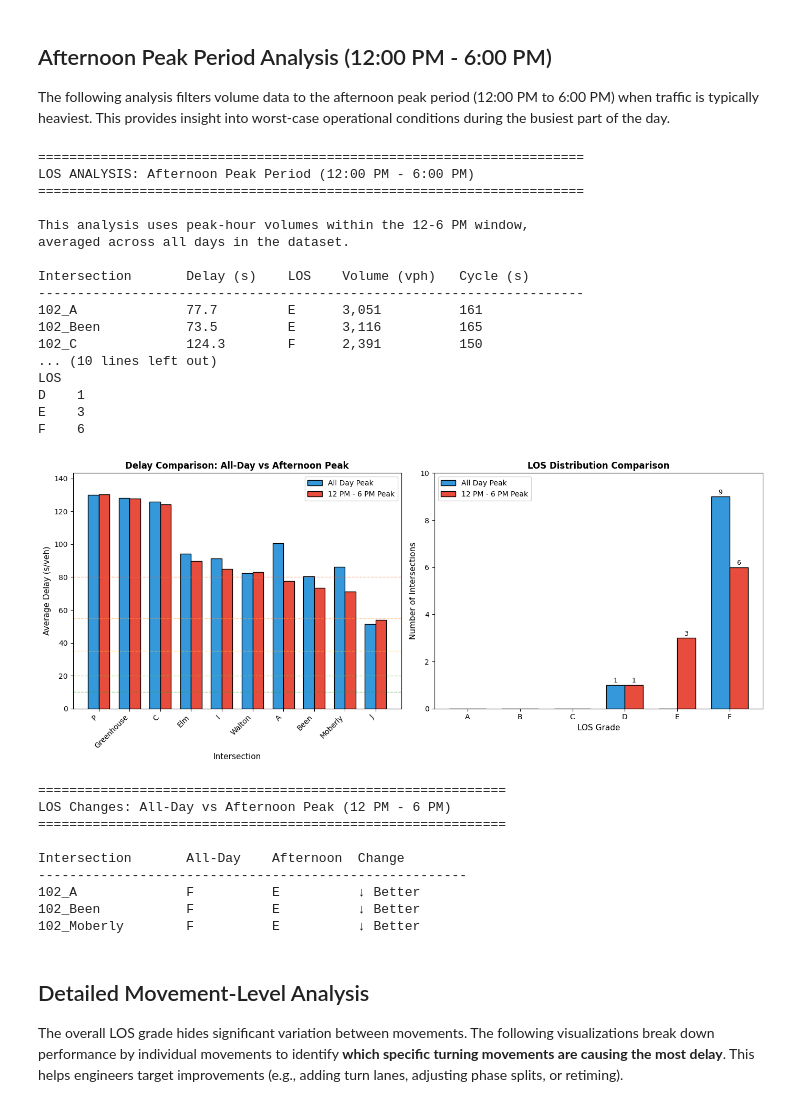
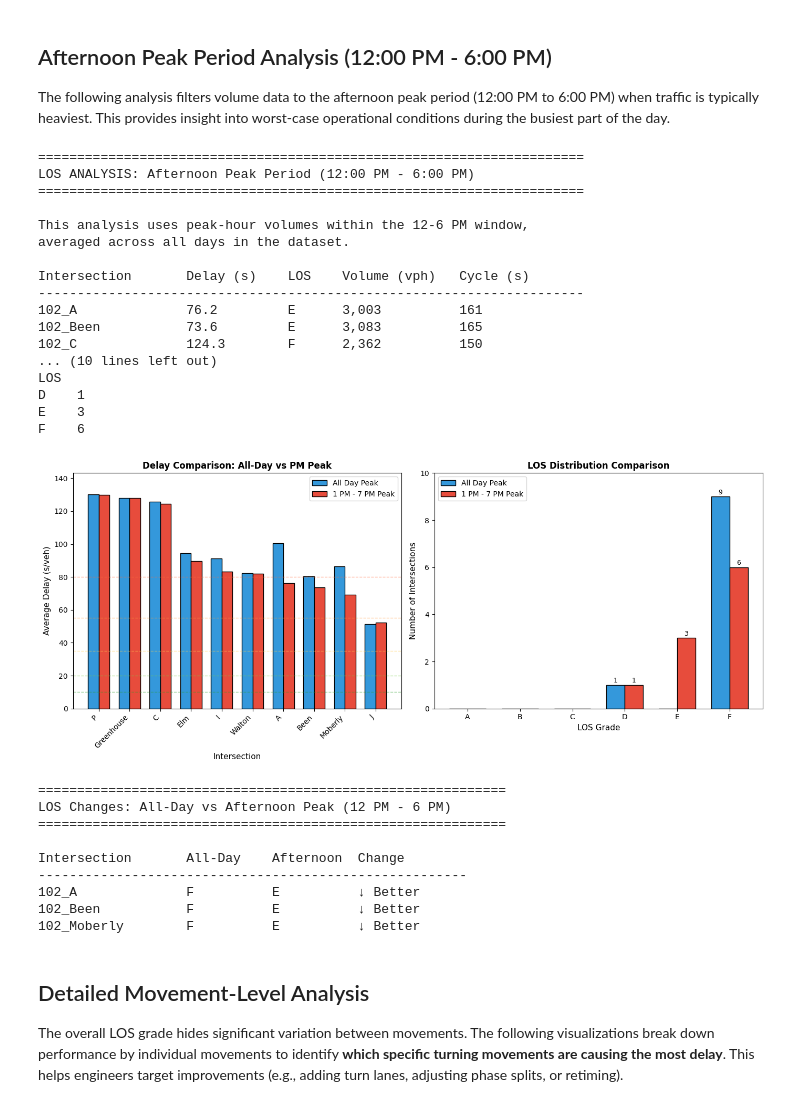
Before and after one commit to Brettberry07/COB-Traffic-Project, a Jupyter notebook: LOS_analysis.ipynb, the cells around one changed output. Cells and saved outputs as stored; diff of their text form; code cells hidden in the pictures.

```diff
--- a/LOS_analysis.ipynb
+++ b/LOS_analysis.ipynb
@@ -1545,10 +1545,10 @@ def compute_los_for_time_period(
     return {"intersections": results, "time_period": f"{start_hour}:00-{end_hour}:00"}
 
 
-# Compute LOS for 12 PM - 6 PM period
+# Compute LOS for 1 PM - 7 PM period
 afternoon_results = compute_los_for_time_period(
     PHASE_DIR, VOLUME_DIR,
-    start_hour=12, end_hour=18
+    start_hour=13, end_hour=19
 )
 
 # Convert to DataFrame for comparison
@@ -1596,9 +1596,9 @@ averaged across all days in the dataset.
 
 Intersection       Delay (s)    LOS    Volume (vph)   Cycle (s)
 ----------------------------------------------------------------------
-102_A              77.7         E      3,051          161
-102_Been           73.5         E      3,116          165
-102_C              124.3        F      2,391          150
+102_A              76.2         E      3,003          161
+102_Been           73.6         E      3,083          165
+102_C              124.3        F      2,362          150
 ... (10 lines left out)
 LOS
 D    1
@@ -1628,7 +1628,7 @@ def plot_los_comparison(all_day_df: pd.DataFrame, afternoon_df: pd.DataFrame) ->
     bars1 = ax1.bar(x - width/2, comparison["average_delay_s_allday"], width,
                     label="All Day Peak", color="#3498db", edgecolor="black")
     bars2 = ax1.bar(x + width/2, comparison["average_delay_s_afternoon"], width,
-                    label="12 PM - 6 PM Peak", color="#e74c3c", edgecolor="black")
+                    label="1 PM - 7 PM Peak", color="#e74c3c", edgecolor="black")
 
     # Add LOS threshold lines
     ax1.axhline(10, color="#2ca02c", linestyle="--", alpha=0.5, linewidth=1)
@@ -1639,7 +1639,7 @@ def plot_los_comparison(all_day_df: pd.DataFrame, afternoon_df: pd.DataFrame) ->
 
     ax1.set_ylabel("Average Delay (s/veh)", fontsize=11)
     ax1.set_xlabel("Intersection", fontsize=11)
-    ax1.set_title("Delay Comparison: All-Day vs Afternoon Peak", fontsize=12, fontweight="bold")
+    ax1.set_title("Delay Comparison: All-Day vs PM Peak", fontsize=12, fontweight="bold")
     ax1.set_xticks(x)
     ax1.set_xticklabels([i.replace("102_", "") for i in comparison["intersection_id"]],
                         rotation=45, ha="right")
@@ -1661,7 +1661,7 @@ def plot_los_comparison(all_day_df: pd.DataFrame, afternoon_df: pd.DataFrame) ->
     bars3 = ax2.bar(x2 - width/2, allday_counts.values, width,
                     label="All Day Peak", color="#3498db", edgecolor="black")
     bars4 = ax2.bar(x2 + width/2, afternoon_counts.values, width,
-                    label="12 PM - 6 PM Peak", color="#e74c3c", edgecolor="black")
+                    label="1 PM - 7 PM Peak", color="#e74c3c", edgecolor="black")
 
     ax2.set_ylabel("Number of Intersections", fontsize=11)
     ax2.set_xlabel("LOS Grade", fontsize=11)
@@ -1685,34 +1685,34 @@ def plot_los_comparison(all_day_df: pd.DataFrame, afternoon_df: pd.DataFrame) ->
     plt.show()
 
     # Print summary of changes
     print("\n" + "=" * 60)
     print("LOS Changes: All-Day vs Afternoon Peak (12 PM - 6 PM)")
     print("=" * 60)
 
     changes = []
     for _, row in comparison.iterrows():
         if row["LOS_allday"] != row["LOS_afternoon"]:
             direction = "↑ Worse" if los_order.index(row["LOS_afternoon"]) > los_order.index(row["LOS_allday"]) else "↓ Better"
             changes.append({
                 "intersection": row["intersection_id"],
                 "allday": row["LOS_allday"],
                 "afternoon": row["LOS_afternoon"],
                 "direction": direction
             })
 
     if changes:
         print(f"\n{'Intersection':<18} {'All-Day':<10} {'Afternoon':<10} {'Change'}")
         print("-" * 55)
         for c in changes:
             print(f"{c['intersection']:<18} {c['allday']:<10} {c['afternoon']:<10} {c['direction']}")
     else:
         print("\nNo LOS grade changes between periods.")
 
 
 # Plot the comparison (using los_df from earlier all-day analysis)
 plot_los_comparison(los_df.dropna(subset=["LOS"]), afternoon_df.dropna(subset=["LOS"]))
 # %% [output]
-[figure, old version]
+[figure, new version]
 ============================================================
 LOS Changes: All-Day vs Afternoon Peak (12 PM - 6 PM)
 ============================================================
```
Also changed, not shown: parts of 1 cell of this notebook.
